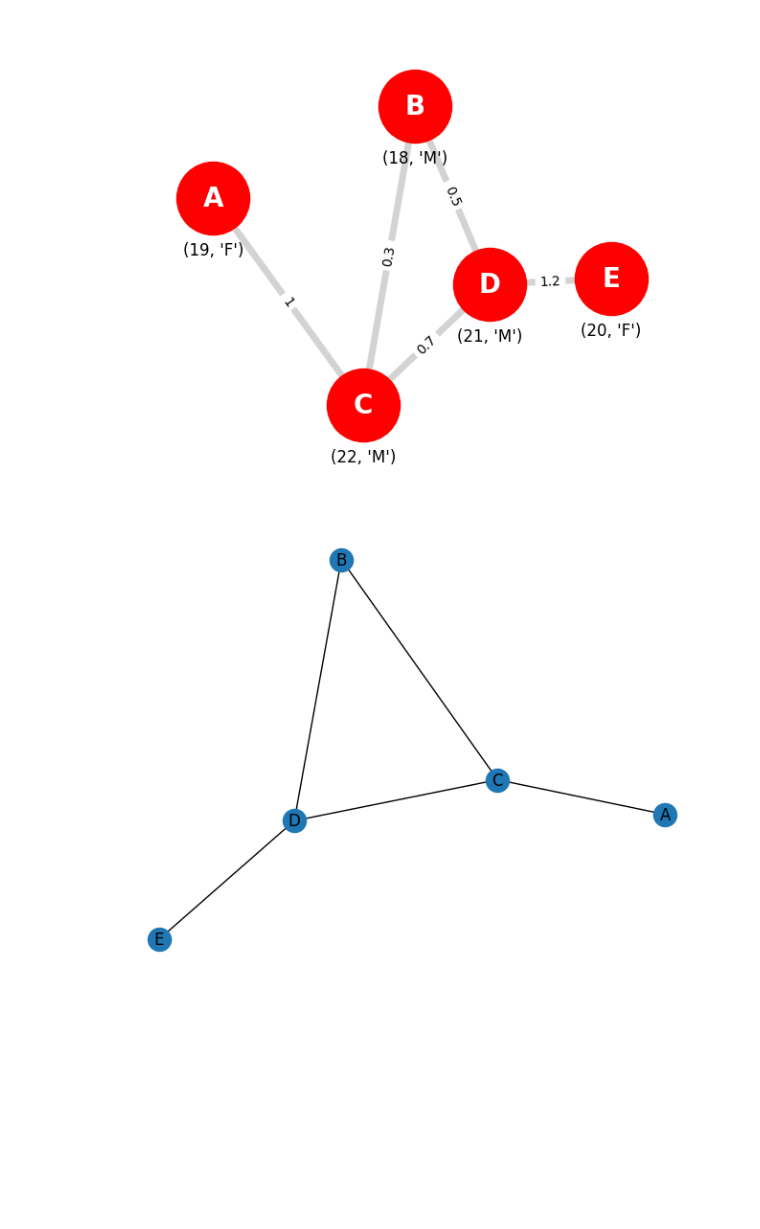
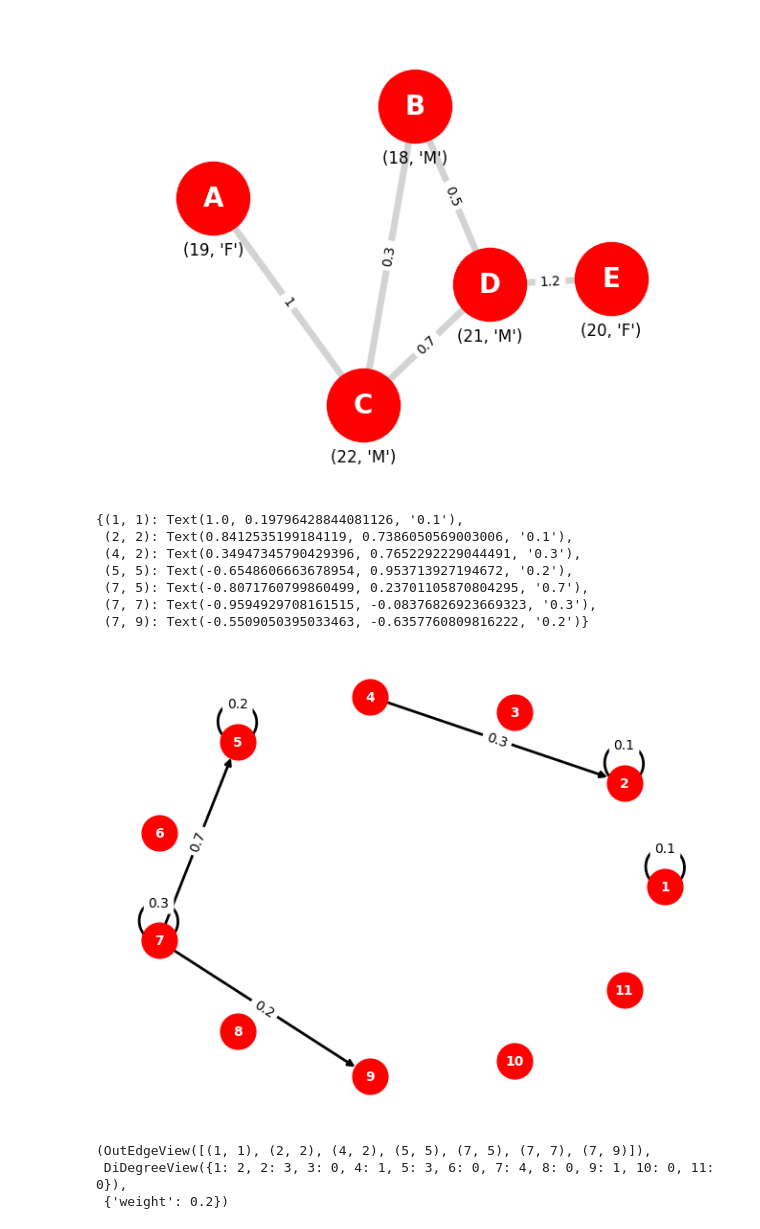
Before and after one commit to dziper/ECE227Tonnetz, a Jupyter notebook: networkx.ipynb, the cells around one changed output. Saved outputs shown, nothing was run; the diff lists cells and outputs as text; code cells hidden in the pictures; blank space fills up the shorter version.

```diff
--- a/networkx.ipynb
+++ b/networkx.ipynb
@@ -183,16 +183,30 @@ plt.margins(0.2)
 plt.show()
 # %% [output]
 [figure]
-# %%
-DiG = nx.DiGraph()
-DiG.add_nodes_from(["C", "D", "E", "F", "G", "A", "B"])
-DiG.add_edges_from([
-    ("C", "C", {"times": 1}),
-    ("C", "G", {"times": 2}),
-    ("G", "A", {"times": 4}),
-    ("A", "G", {"times": 2})
-])
-
-nx.draw(G, with_labels=True)
-# %% [output]
-[figure, removed]
+# %%
+DG = nx.DiGraph()
+nodes = [1, 2, 3, 4, 5, 6, 7, 8, 9, 10, 11]
+edges = [(1, 1, 0.1), (2, 2, 0.1), (4, 2, 0.3), (5, 5, 0.2), (7, 5, 0.7), (7, 7, 0.3), (7, 9, 0.2)]
+DG.add_nodes_from(nodes)
+DG.add_weighted_edges_from(edges)
+
+pos = nx.circular_layout(DG)
+nx.draw(DG, with_labels=True, pos=pos, node_color="red", node_size=700, font_color="white", font_size=10, font_weight="bold", width=2)
+
+edge_labels = {(u,v): d["weight"] for u,v,d in DG.edges(data=True)}
+nx.draw_networkx_edge_labels(DG, pos=pos, edge_labels=edge_labels, label_pos=0.5)
+# %% [output]
+{(1, 1): Text(1.0, 0.19796428844081126, '0.1'),
+ (2, 2): Text(0.8412535199184119, 0.7386050569003006, '0.1'),
+ (4, 2): Text(0.34947345790429396, 0.7652292229044491, '0.3'),
+ (5, 5): Text(-0.6548606663678954, 0.953713927194672, '0.2'),
+ (7, 5): Text(-0.8071760799860499, 0.23701105870804295, '0.7'),
+ (7, 7): Text(-0.9594929708161515, -0.08376826923669323, '0.3'),
+ (7, 9): Text(-0.5509050395033463, -0.6357760809816222, '0.2')}
+[figure, added]
+# %%
+DG.edges, DG.degree, DG.get_edge_data(7, 9)
+# %% [output]
+(OutEdgeView([(1, 1), (2, 2), (4, 2), (5, 5), (7, 5), (7, 7), (7, 9)]),
+ DiDegreeView({1: 2, 2: 3, 3: 0, 4: 1, 5: 3, 6: 0, 7: 4, 8: 0, 9: 1, 10: 0, 11: 0}),
+ {'weight': 0.2})
```
Also changed, not shown: parts of 6 cells of this notebook, 4 other files.
